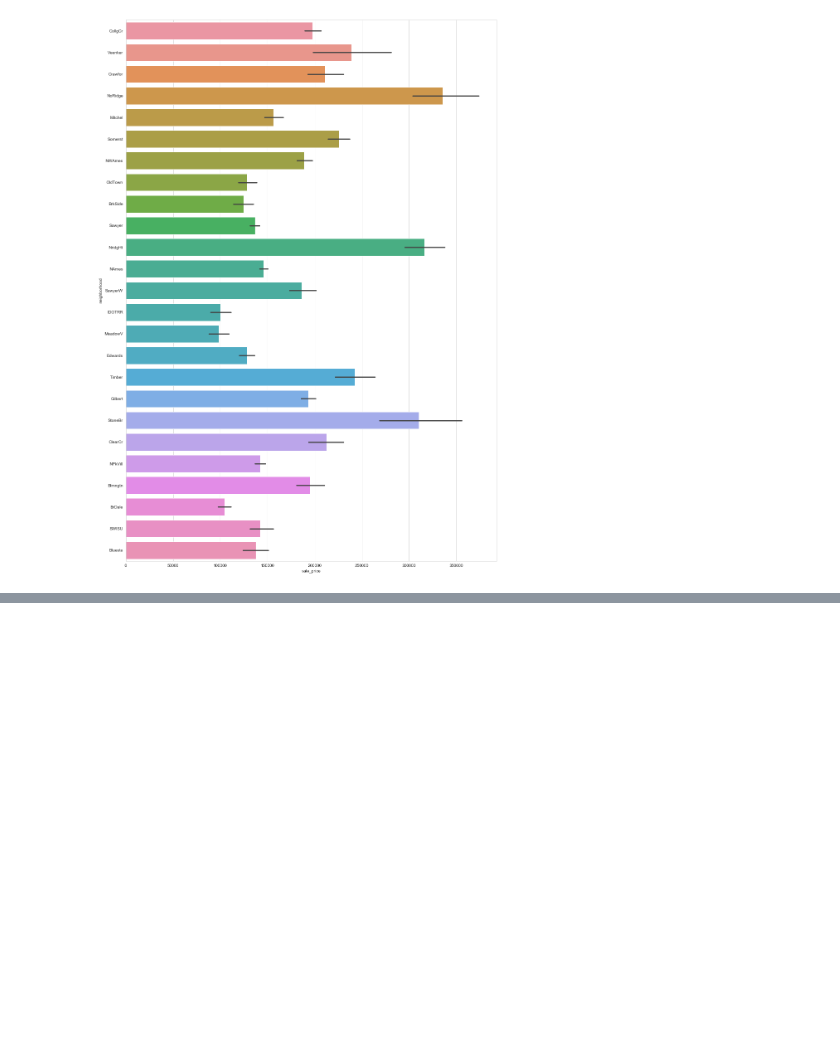
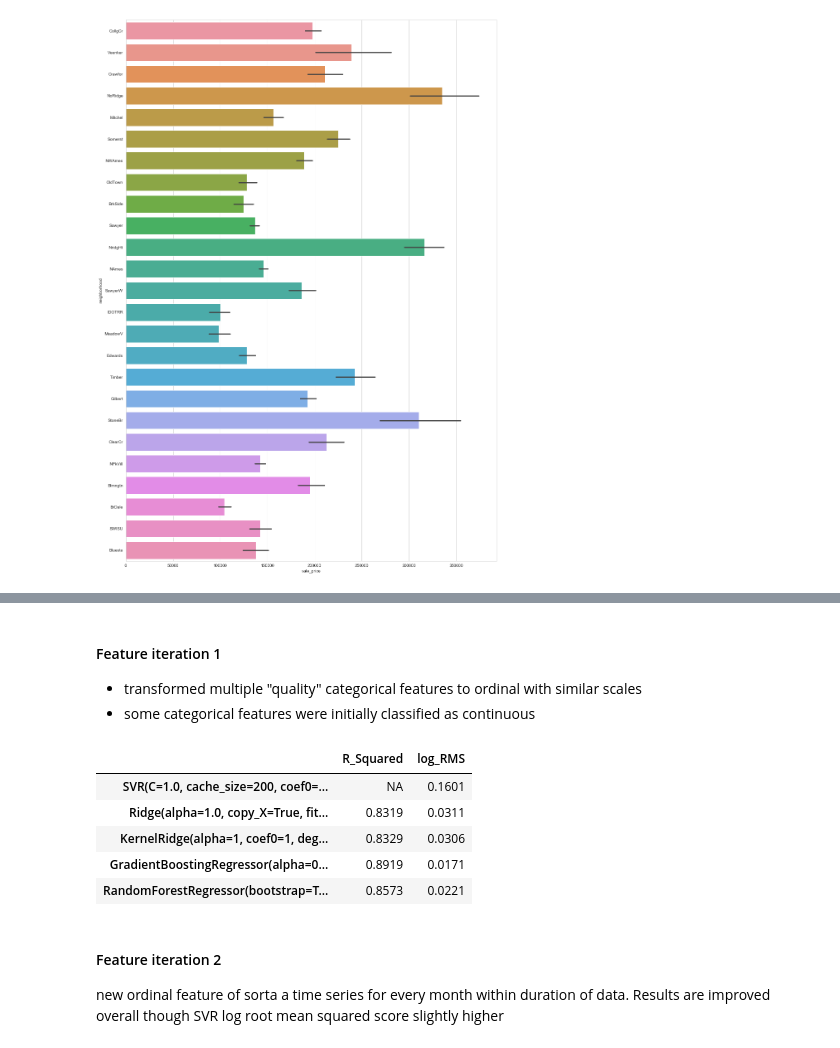
Before and after one commit to cmkeith9749/Projects, a Jupyter notebook: Unit03/Capstone/030701 Capstone.ipynb, the cells around one changed output, grey strips where cells are left out. Cells and saved outputs as stored; diff of their text form; code cells hidden in the pictures; blank space fills up the shorter version.

```diff
--- a/Unit03/Capstone/030701 Capstone.ipynb
+++ b/Unit03/Capstone/030701 Capstone.ipynb
@@ -277,0 +274,5 @@ fte_ord = fte_ord + ['ord_mth']; drop1 = drop1 + ['yr_sold', 'mo_sold']
+# %% [markdown]
+#### Feature iteration 1
+
+- transformed multiple "quality" categorical features to ordinal with similar scales
+- some categorical features were initially classified as continuous
@@ -277,0 +301,12 @@ fte_ord = fte_ord + ['ord_mth']; drop1 = drop1 + ['yr_sold', 'mo_sold']
+# %%
+results
+# %% [output]
+|  | R_Squared | log_RMS |
+| SVR(C=1.0, cache_size=200, coef0=... | NA | 0.1601 |
+| Ridge(alpha=1.0, copy_X=True, fit... | 0.8319 | 0.0311 |
+| KernelRidge(alpha=1, coef0=1, deg... | 0.8329 | 0.0306 |
+| GradientBoostingRegressor(alpha=0... | 0.8919 | 0.0171 |
+| RandomForestRegressor(bootstrap=T... | 0.8573 | 0.0221 |
+# %% [markdown]
+#### Feature iteration 2
+new ordinal feature of sorta a time series for every month within duration of data.  Results are improved overall though SVR log root mean squared score slightly higher
```
Also changed, not shown: parts of 98 cells of this notebook, 54 other files.
